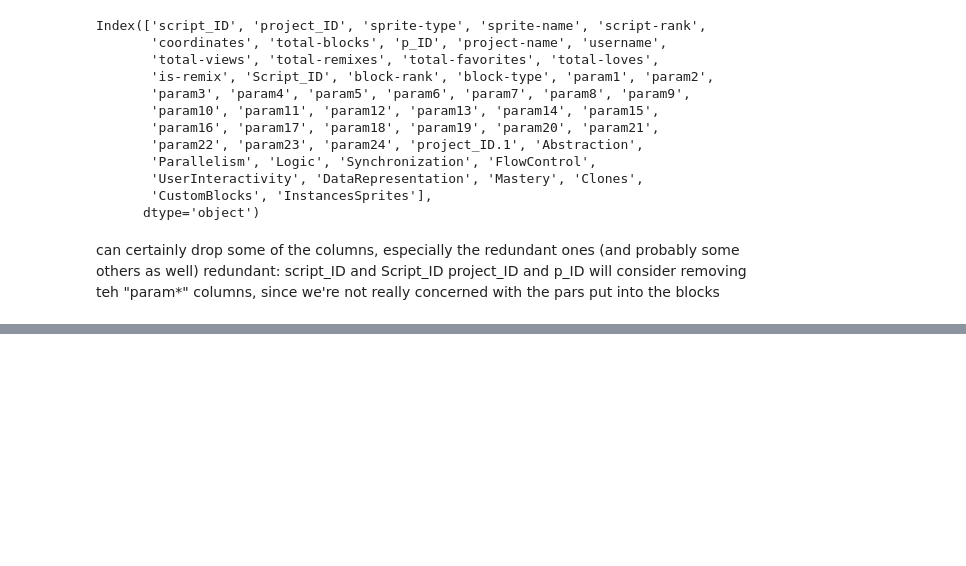
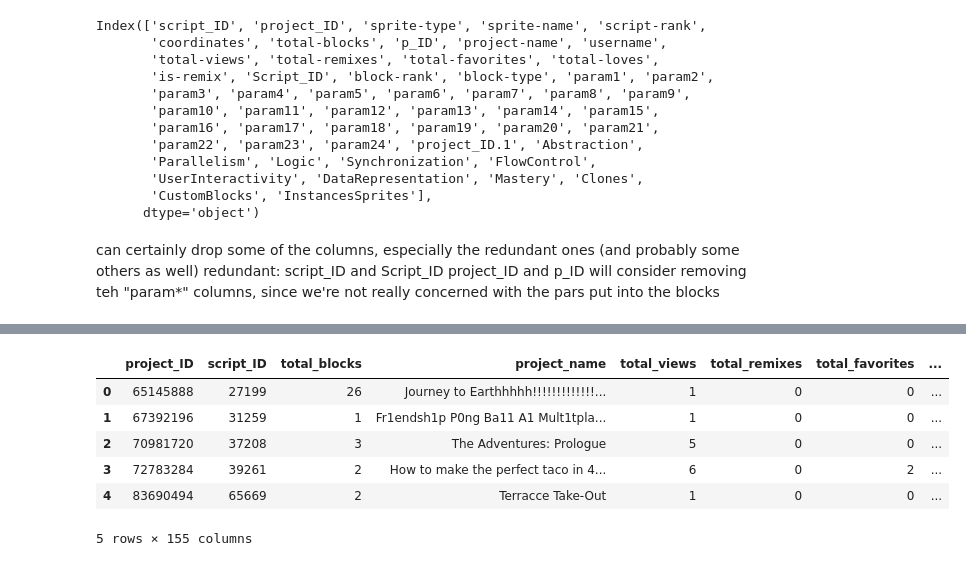
Before and after one commit to mattjohndavidson/scratch_analysis, a Jupyter notebook: codebase/Untitled.ipynb, the cells around one changed output, grey strips where cells are left out. Saved outputs shown, nothing was run; the diff lists cells and outputs as text; code cells hidden in the pictures; blank space fills up the shorter version.

```diff
--- a/codebase/Untitled.ipynb
+++ b/codebase/Untitled.ipynb
@@ -34 +46,14 @@ will consider removing teh "param*" columns, since we're not really concerned wi
+# %%
+popularity_grades = dat.groupby('project_ID').first()
+blocks_flattened = dat.groupby(['project_ID'])['block_type'].value_counts().unstack(fill_value=0).reset_index()
+merged = popularity_grades.merge(blocks_flattened, left_on='project_ID', right_on='project_ID', how = 'left')
+merged.head()
+# %% [output]
+|  | project_ID | script_ID | total_blocks | project_name | total_views | total_remixes | total_favorites | ... |
+| 0 | 65145888 | 27199 | 26 | Journey to Earthhhhh!!!!!!!!!!!!!... | 1 | 0 | 0 | ... |
+| 1 | 67392196 | 31259 | 1 | Fr1endsh1p P0ng Ba11 A1 Mult1tpla... | 1 | 0 | 0 | ... |
+| 2 | 70981720 | 37208 | 3 | The Adventures: Prologue | 5 | 0 | 0 | ... |
+| 3 | 72783284 | 39261 | 2 | How to make the perfect taco in 4... | 6 | 0 | 2 | ... |
+| 4 | 83690494 | 65669 | 2 | Terracce Take-Out | 1 | 0 | 0 | ... |
+5 rows × 155 columns
 # %%
```
Also changed, not shown: parts of 14 cells of this notebook.
